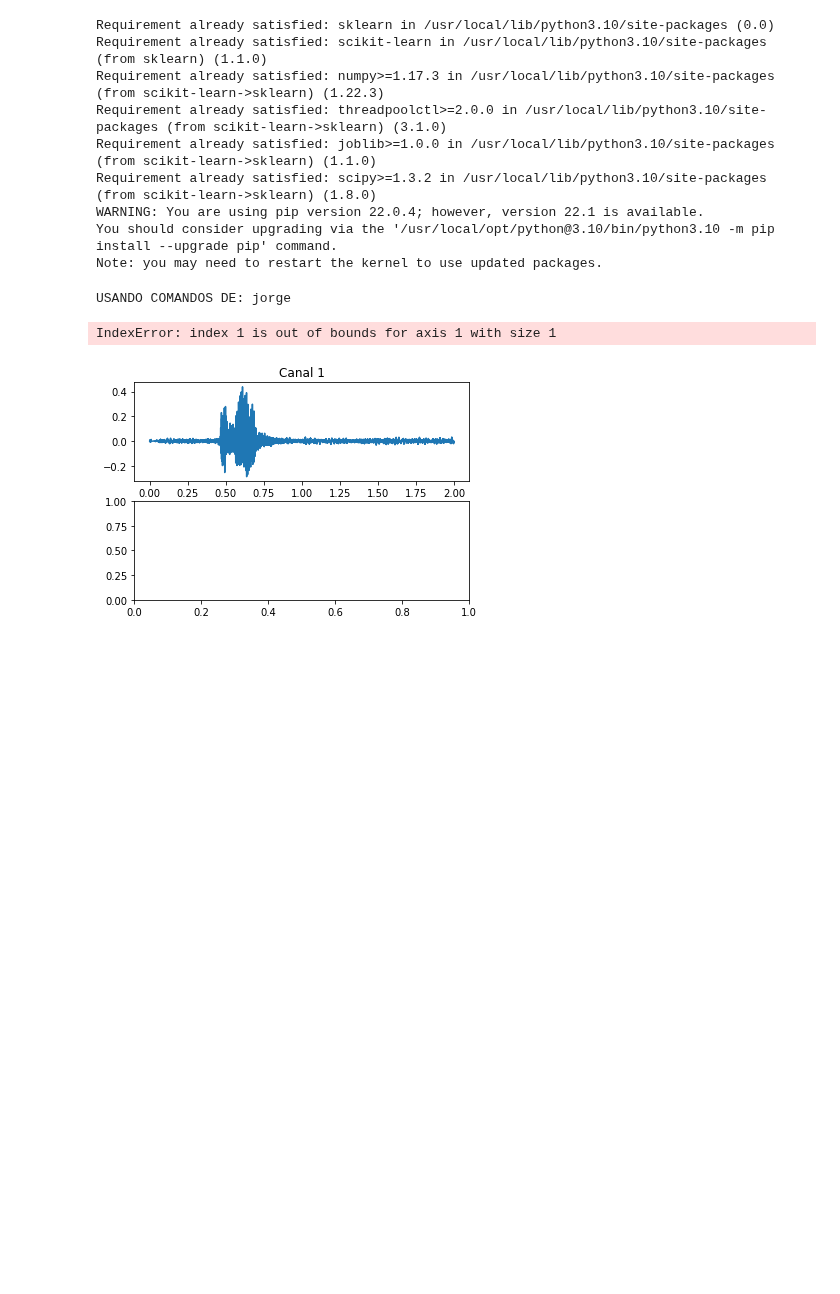
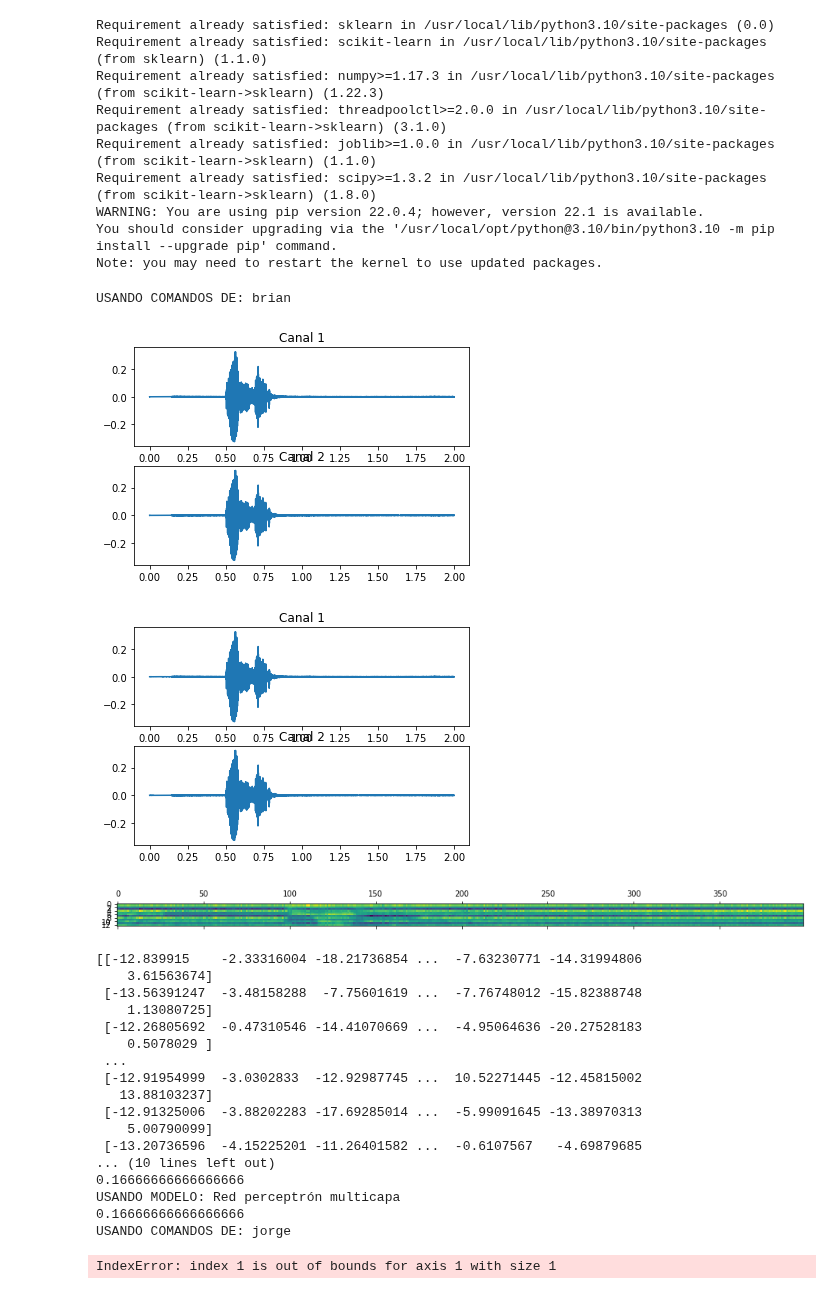
Before and after one commit to Los-Furros/modelos_reconocimiento_voz, a Jupyter notebook: proyecto.ipynb, the cells around one changed output. Drawn from its saved outputs; the diff is of its cells as text; code cells hidden in the pictures; blank space fills up the shorter version.

Commit message:
adding wrapper to speech processing and evaluating for each name

```diff
--- a/proyecto.ipynb
+++ b/proyecto.ipynb
@@ -283,8 +283,9 @@ def process_voice_commands(file_name):
     filtered = []
     for tr in data:
         ff1 = signal.filtfilt(filt[0], filt[1], tr[2][:,0], method='gust')
-        ff2 = signal.filtfilt(filt[0], filt[1], tr[2][:,1], method='gust')
-        filtered.append(np.column_stack((ff1, ff2)))
+        #ff2 = signal.filtfilt(filt[0], filt[1], tr[2][:,1], method='gust')
+        #filtered.append(np.column_stack((ff1, ff2)))
+        filtered.append(np.column_stack((ff1)))
     figure, axis = plt.subplots(2, 1)
     axis[0].plot(x, filtered[t][:,0])
     axis[0].set_title("Canal 1")
@@ -361,17 +362,37 @@ modelos = {
     "Red perceptrón multicapa": MLPClassifier(hidden_layer_sizes=(5, 1), random_state=1, max_iter=10000),
 }
 # %%
-names = ["jorge", "brian", "marlene"]
+names = ["brian", "jorge", "marlene"]
 
 for name in names:
     print(f"USANDO COMANDOS DE: {name}")
     file_name = name + "_com.obj"
     x, y = process_voice_commands(file_name)
+
     for modelo in modelos:
         print(f"USANDO MODELO: {modelo}")
         model_to_test = modelos[modelo]
         print(get_model_accuracy_kfold(model_to_test, 5, x, y))
 # %% [output]
-USANDO COMANDOS DE: jorge
+USANDO COMANDOS DE: brian
+[figure, new version]
+[figure, added]
+[figure, added]
-IndexError: index 1 is out of bounds for axis 1 with size 1
+[[-12.839915    -2.33316004 -18.21736854 ...  -7.63230771 -14.31994806
+    3.61563674]
+ [-13.56391247  -3.48158288  -7.75601619 ...  -7.76748012 -15.82388748
+    1.13080725]
+ [-12.26805692  -0.47310546 -14.41070669 ...  -4.95064636 -20.27528183
+    0.5078029 ]
+ ...
+ [-12.91954999  -3.0302833  -12.92987745 ...  10.52271445 -12.45815002
+   13.88103237]
+ [-12.91325006  -3.88202283 -17.69285014 ...  -5.99091645 -13.38970313
+    5.00790099]
+ [-13.20736596  -4.15225201 -11.26401582 ...  -0.6107567   -4.69879685
+... (10 lines left out)
+0.16666666666666666
+USANDO MODELO: Red perceptrón multicapa
+0.16666666666666666
+USANDO COMANDOS DE: jorge
-[figure, old version]
+IndexError: index 1 is out of bounds for axis 1 with size 1
```
Also changed, not shown: parts of 1 cell of this notebook.
